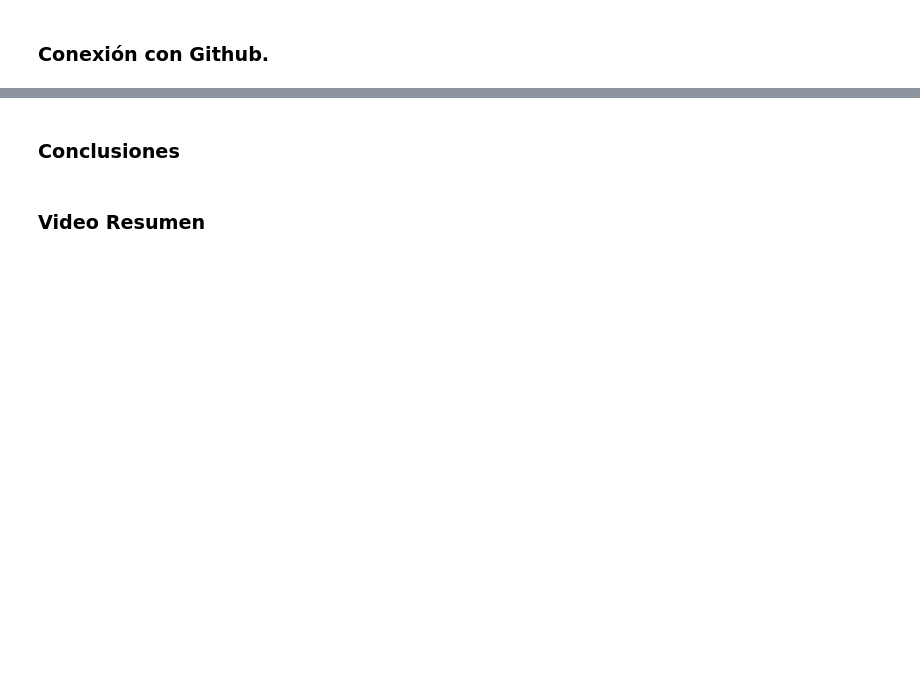
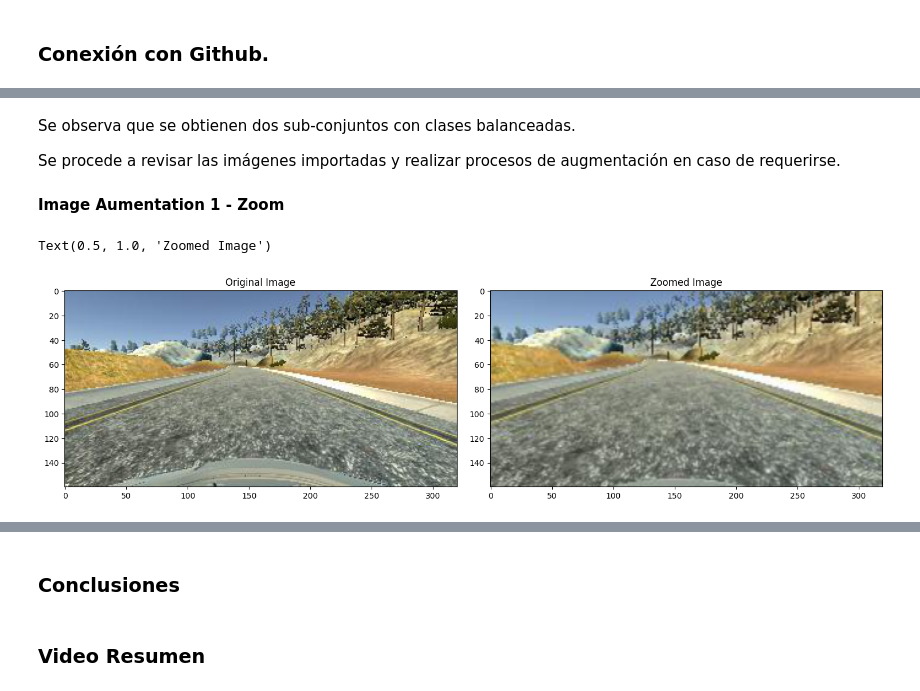
Before and after one commit to rzunick/MNA-Navegacion-Autonoma-Equipo-14, a Jupyter notebook: Proyecto_Final_Equipo_14.ipynb, the cells around one changed output, grey strips where cells are left out. Drawn from its saved outputs; the diff is of its cells as text; code cells hidden in the pictures; blank space fills up the shorter version.

```diff
--- a/Proyecto_Final_Equipo_14.ipynb
+++ b/Proyecto_Final_Equipo_14.ipynb
@@ -46,0 +186,32 @@ style.use('fivethirtyeight')
+# %% [markdown]
+Se observa que se obtienen dos sub-conjuntos con clases balanceadas.
+
+Se procede a revisar las imágenes importadas y realizar procesos de augmentación en caso de requerirse.
+# %% [markdown]
+**Image Aumentation 1 - Zoom**
+# %%
+# Se realiza procesamiento de zoom para enfocar región de interés
+
+# Se define función para aplicar zoom
+def zoom(image):
+  zoom = iaa.Affine(scale=(1, 1.3))
+  image = zoom.augment_image(image)
+  return image
+
+# Ejemplo de aplicación de función en una imagen aleatoria
+image = image_paths[random.randint(0, 1000)]
+original_image = mpimg.imread(image)
+zoomed_image = zoom(original_image)
+
+# Visualización de imágen original vs imagen modificada
+fig, axs = plt.subplots(1, 2, figsize=(15, 10))
+fig.tight_layout()
+
+axs[0].imshow(original_image)
+axs[0].set_title('Original Image')
+
+axs[1].imshow(zoomed_image)
+axs[1].set_title('Zoomed Image')
+# %% [output]
+Text(0.5, 1.0, 'Zoomed Image')
+[figure, added]
```
Also changed, not shown: parts of 20 cells of this notebook.
